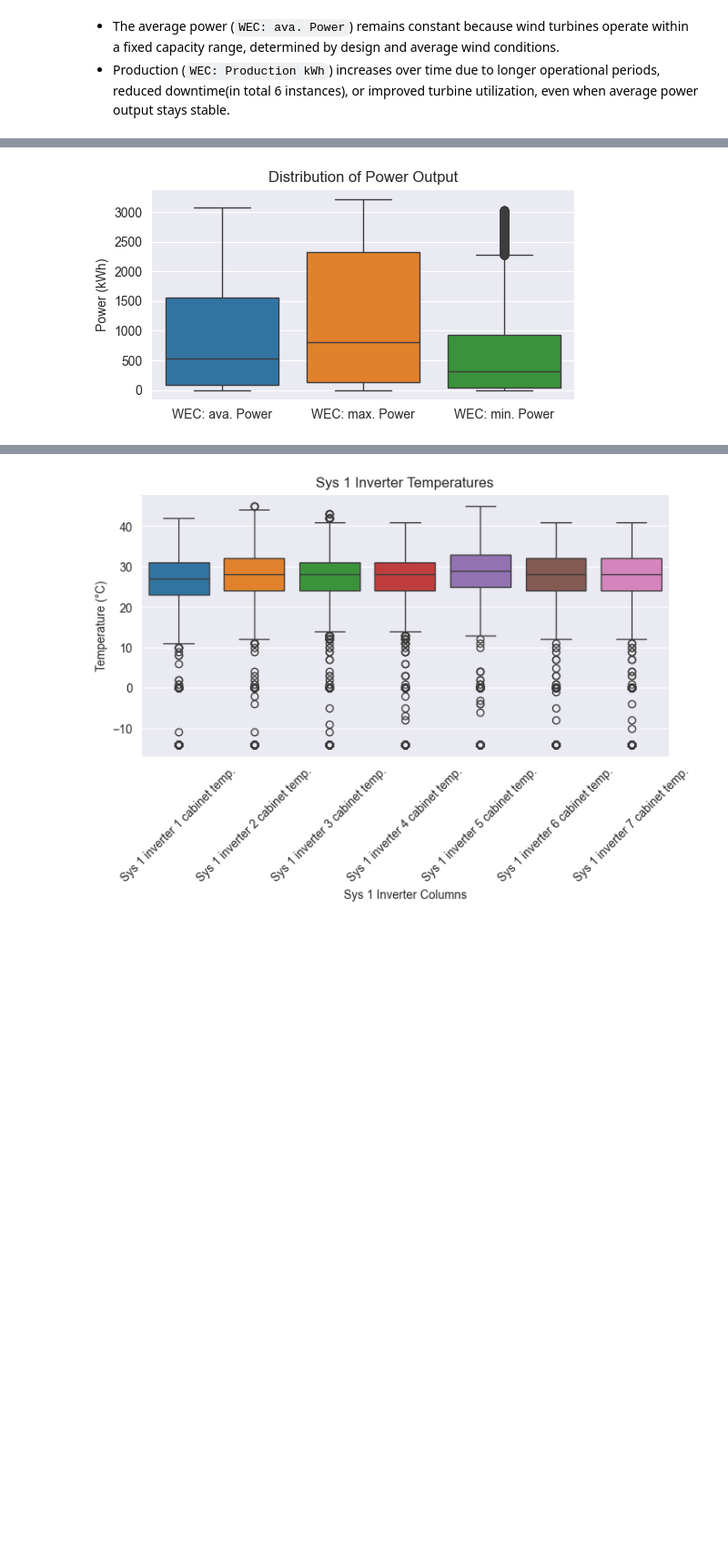
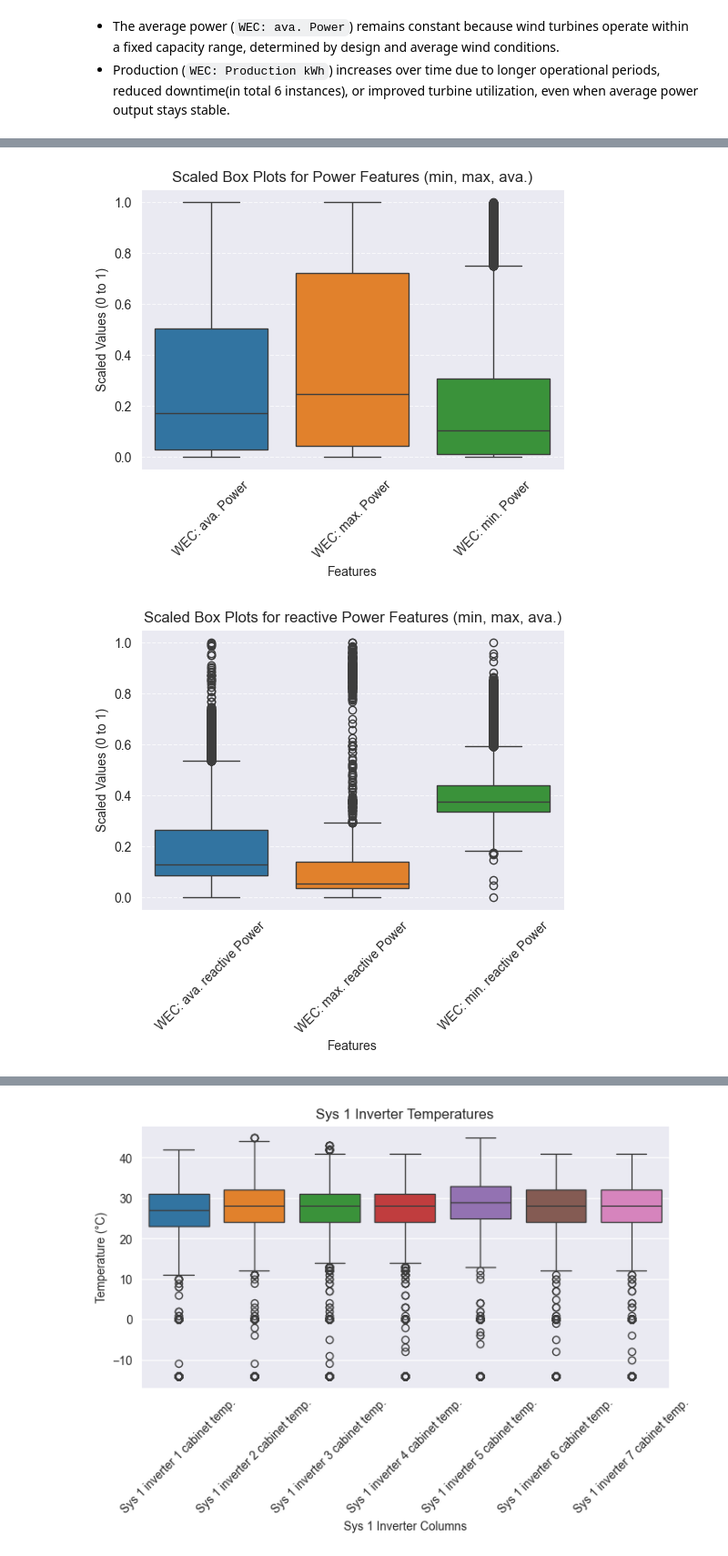
Before and after one commit to rhkraptor/AML, a Jupyter notebook: AML_Projekt.ipynb, the cells around one changed output, grey strips where cells are left out. Shown at 91% size. Saved outputs shown, nothing was run; the diff lists cells and outputs as text; code cells hidden in the pictures; blank space fills up the shorter version.

```diff
--- a/AML_Projekt.ipynb
+++ b/AML_Projekt.ipynb
@@ -225,12 +258,62 @@ plt.show()
 # %%
-# creating a dataset for all power related cols
-power_cols = ['WEC: ava. Power', 'WEC: max. Power', 'WEC: min. Power']
+from sklearn.preprocessing import MinMaxScaler
+import pandas as pd
+import seaborn as sns
+import matplotlib.pyplot as plt
 
-# Box plot to visualize the distribution of power output metrics
-plt.figure(figsize=(6, 3))
-sns.boxplot(data=df[power_cols])
-plt.title('Distribution of Power Output')
-plt.ylabel('Power (kWh)')
-plt.show()
+# Function to normalize data and plot boxplots
+def plot_boxplots_with_scaling(df, feature_type, feature_keywords, exclude_keywords=None):
+    """
+    Normalizes data and plots boxplots for min, max, and average columns for a specific feature type.
+
+    :param df: The DataFrame containing the data
+    :param feature_type: The type of feature (e.g., 'Power', 'Windspeed')
+    :param feature_keywords: A list of keywords to filter the columns (e.g., ['min', 'max', 'ava.'])
+    :param exclude_keywords: List of keywords to exclude from the column filtering (e.g., ['reactive']).
+    """
+    # Filter columns containing the feature keywords and the feature type
+    relevant_columns = [col for col in df.columns if feature_type in col and any(keyword in col for keyword in feature_keywords)]
+
+    # Exclude columns with specific keywords, if provided
+    if exclude_keywords:
+        relevant_columns = [col for col in relevant_columns if not any(keyword in col.lower() for keyword in exclude_keywords)]
+
+    # Ensure there are columns to plot
+    if relevant_columns:
+        # Normalize the data using MinMaxScaler
+        scaler = MinMaxScaler()
+        scaled_data = scaler.fit_transform(df[relevant_columns])
+        scaled_df = pd.DataFrame(scaled_data, columns=relevant_columns)
+
+        # Plot the boxplot
+        plt.figure(figsize=(6, 4))
+        sns.boxplot(data=scaled_df)
+        plt.xticks(rotation=45)
+        plt.title(f'Scaled Box Plots for {feature_type} Features ({", ".join(feature_keywords)})')
+        plt.ylabel('Scaled Values (0 to 1)')
+        plt.xlabel('Features')
+        plt.grid(axis='y', linestyle='--', alpha=0.7)
+        plt.show()
+    else:
+        print(f"No relevant columns found for {feature_type} with keywords {feature_keywords}.")
+
+# Define feature types and keywords to look for
+feature_types = [
+    {'feature_type': 'Power', 'exclude_keywords': ['reactive']},  # Only Power (not reactive)
+    {'feature_type': 'reactive Power', 'exclude_keywords': None},  # Reactive Power
+    {'feature_type': 'windspeed', 'exclude_keywords': None},  # Windspeed
+    {'feature_type': 'Rotation', 'exclude_keywords': None},  # Rotation
+]
+feature_keywords = ['min', 'max', 'ava.']
+
+# Generate scaled box plots for each feature type
+for feature in feature_types:
+    plot_boxplots_with_scaling(
+        df,
+        feature_type=feature['feature_type'],
+        feature_keywords=feature_keywords,
+        exclude_keywords=feature.get('exclude_keywords')
+    )
 # %% [output]
-[figure, old version]
+[figure, new version]
+[figure, added]
```
Also changed, not shown: parts of 21 cells of this notebook.
